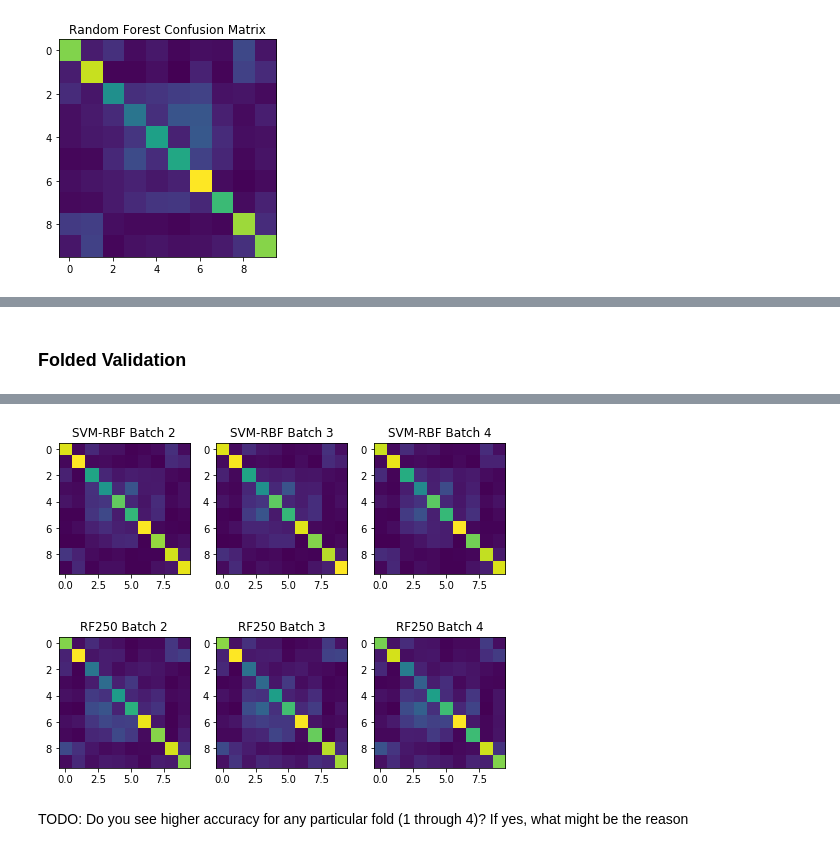
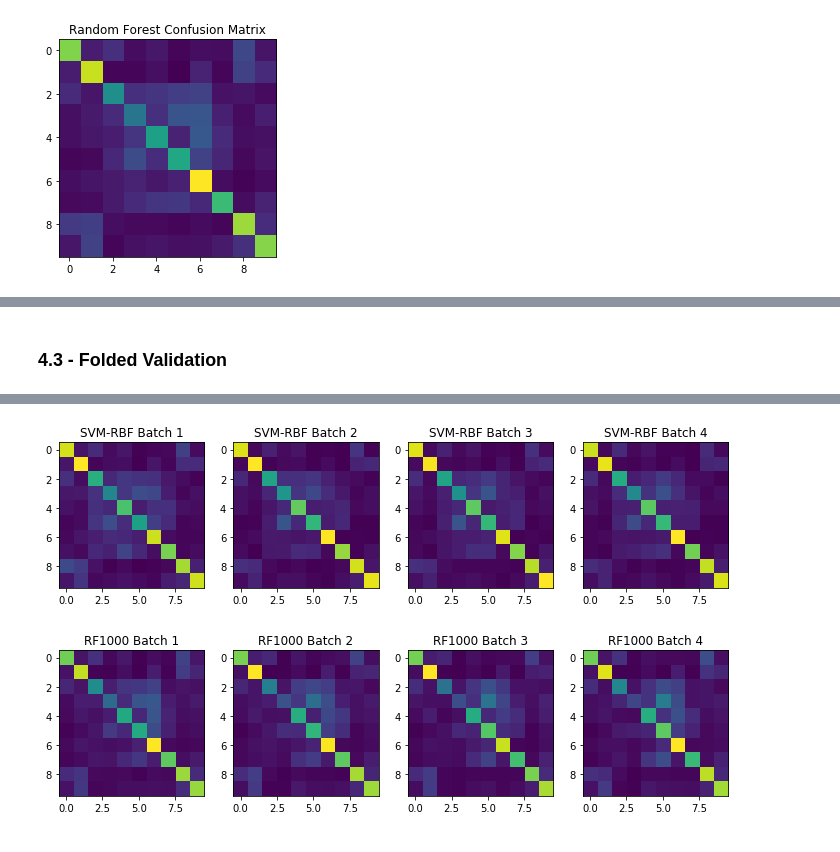
Before and after one commit to alexanderhale/ECSE415, a Jupyter notebook: Assignment_4/A4_Classifiers.ipynb, the cells around one changed output, grey strips where cells are left out. Drawn from its saved outputs; the diff is of its cells as text; code cells hidden in the pictures.

```diff
--- a/Assignment_4/A4_Classifiers.ipynb
+++ b/Assignment_4/A4_Classifiers.ipynb
@@ -72,7 +72,7 @@ testMeanIntensityValues = np.empty((10000, 3))
 for index, (image, testImage) in enumerate(zip(imageData, testImageData)):
     for layer in range(3):
         meanIntensityValues[index][layer] = np.mean(image[:][:][layer])
-        testMeanIntensityValues[index][layer] = np.mean(testImageData[:][:][layer])
+        testMeanIntensityValues[index][layer] = np.mean(testImage[:][:][layer])
 print(meanIntensityValues.shape)
 print(testMeanIntensityValues.shape)
 # %% [output]
@@ -285,9 +372,8 @@ TODO: report best-performing results from test above
 # %% [markdown]
-### Folded Validation
+### 4.3 - Folded Validation
 # %%
-# best hyperparameters from above testing (TODO might be different for SVM and RF)
-svmcellsize = (6, 6)
-rfcellsize = (10, 10)
+# best hyperparameters from above testing
+bestcellsize = (6, 6)
 bestblocksize = (3, 3)
 bestorientationbins = 8
 
@@ -301,45 +387,45 @@ imageData4 = rawdata4[b'data'].reshape((10000, 32, 32, 3), order='F')
 imageLabels2 = np.asarray(rawdata2[b'labels'])
 imageLabels3 = np.asarray(rawdata3[b'labels'])
 imageLabels4 = np.asarray(rawdata4[b'labels'])
-svmHoGFeatures2 = np.asarray([hog(image, orientations=bestorientationbins, pixels_per_cell=svmcellsize, cells_per_block=bestblocksize) for image in imageData2])
-svmHoGFeatures3 = np.asarray([hog(image, orientations=bestorientationbins, pixels_per_cell=svmcellsize, cells_per_block=bestblocksize) for image in imageData3])
-svmHoGFeatures4 = np.asarray([hog(image, orientations=bestorientationbins, pixels_per_cell=svmcellsize, cells_per_block=bestblocksize) for image in imageData4])
-testSVMfeatures = np.asarray([hog(testImage, orientations=bestorientationbins, pixels_per_cell=svmcellsize, cells_per_block=bestblocksize) for testImage in testImageData])
-rfHoGFeatures2 = np.asarray([hog(image, orientations=bestorientationbins, pixels_per_cell=rfcellsize, cells_per_block=bestblocksize) for image in imageData2])
-rfHoGFeatures3 = np.asarray([hog(image, orientations=bestorientationbins, pixels_per_cell=rfcellsize, cells_per_block=bestblocksize) for image in imageData3])
-rfHoGFeatures4 = np.asarray([hog(image, orientations=bestorientationbins, pixels_per_cell=rfcellsize, cells_per_block=bestblocksize) for image in imageData4])
-testRFfeatures = np.asarray([hog(testImage, orientations=bestorientationbins, pixels_per_cell=rfcellsize, cells_per_block=bestblocksize) for testImage in testImageData])
+hogFeatures2 = np.asarray([hog(image, orientations=bestorientationbins, pixels_per_cell=bestcellsize, cells_per_block=bestblocksize) for image in imageData2])
+hogFeatures3 = np.asarray([hog(image, orientations=bestorientationbins, pixels_per_cell=bestcellsize, cells_per_block=bestblocksize) for image in imageData3])
+hogFeatures4 = np.asarray([hog(image, orientations=bestorientationbins, pixels_per_cell=bestcellsize, cells_per_block=bestblocksize) for image in imageData4])
+testfeatures = np.asarray([hog(testImage, orientations=bestorientationbins, pixels_per_cell=bestcellsize, cells_per_block=bestblocksize) for testImage in testImageData])
 
-# create and train 6 classifiers on that data (3 RF-250tree, 3 SVM-RBF)
-svm_rbf_batch2 = svm.SVC(kernel='rbf', gamma='scale').fit(svmHoGFeatures2, imageLabels2)
-svm_rbf_batch3 = svm.SVC(kernel='rbf', gamma='scale').fit(svmHoGFeatures3, imageLabels3)
-svm_rbf_batch4 = svm.SVC(kernel='rbf', gamma='scale').fit(svmHoGFeatures4, imageLabels4)
-rf250_batch2 = RandomForestClassifier(n_estimators=250, criterion='entropy').fit(rfHoGFeatures2, imageLabels2)
-rf250_batch3 = RandomForestClassifier(n_estimators=250, criterion='entropy').fit(rfHoGFeatures3, imageLabels3)
-rf250_batch4 = RandomForestClassifier(n_estimators=250, criterion='entropy').fit(rfHoGFeatures4, imageLabels4)
+# create and train 6 classifiers on that data (3 RF-1000tree, 3 SVM-RBF)
+svm_rbf_batch2 = svm.SVC(kernel='rbf', gamma='scale').fit(hogFeatures2, imageLabels2)
+svm_rbf_batch3 = svm.SVC(kernel='rbf', gamma='scale').fit(hogFeatures3, imageLabels3)
+svm_rbf_batch4 = svm.SVC(kernel='rbf', gamma='scale').fit(hogFeatures4, imageLabels4)
+rf1000_batch2 = RandomForestClassifier(n_estimators=1000, criterion='entropy').fit(hogFeatures2, imageLabels2)
+rf1000_batch3 = RandomForestClassifier(n_estimators=1000, criterion='entropy').fit(hogFeatures3, imageLabels3)
+rf1000_batch4 = RandomForestClassifier(n_estimators=1000, criterion='entropy').fit(hogFeatures4, imageLabels4)
 
 # test the classifiers using the test set and report accuracies on each batch
-svm_rbf_batch2_predictions = svm_rbf_batch2.predict(testSVMfeatures)
-svm_rbf_batch3_predictions = svm_rbf_batch3.predict(testSVMfeatures)
-svm_rbf_batch4_predictions = svm_rbf_batch4.predict(testSVMfeatures)
-rf250_batch2_predictions = rf250_batch2.predict(testRFfeatures)
-rf250_batch3_predictions = rf250_batch3.predict(testRFfeatures)
-rf250_batch4_predictions = rf250_batch4.predict(testRFfeatures)
+svm_rbf_batch2_predictions = svm_rbf_batch2.predict(testfeatures)
+svm_rbf_batch3_predictions = svm_rbf_batch3.predict(testfeatures)
+svm_rbf_batch4_predictions = svm_rbf_batch4.predict(testfeatures)
+rf1000_batch2_predictions = rf1000_batch2.predict(testfeatures)
+rf1000_batch3_predictions = rf1000_batch3.predict(testfeatures)
+rf1000_batch4_predictions = rf1000_batch4.predict(testfeatures)
+print('SVM RBF Batch 1 Accuracy: {}'.format(accuracy_score(Y_test, rbf_predictions)))
 print('SVM RBF Batch 2 Accuracy: {}'.format(accuracy_score(Y_test, svm_rbf_batch2_predictions)))
 print('SVM RBF Batch 3 Accuracy: {}'.format(accuracy_score(Y_test, svm_rbf_batch3_predictions)))
 print('SVM RBF Batch 4 Accuracy: {}'.format(accuracy_score(Y_test, svm_rbf_batch4_predictions)))
-print('RF250 Batch 2 Accuracy: {}'.format(accuracy_score(Y_test, rf250_batch2_predictions)))
-print('RF250 Batch 3 Accuracy: {}'.format(accuracy_score(Y_test, rf250_batch3_predictions)))
-print('RF250 Batch 4 Accuracy: {}'.format(accuracy_score(Y_test, rf250_batch4_predictions)))
+print('RF1000 Batch 1 Accuracy: {}'.format(accuracy_score(Y_test, rf1000_predictions)))
+print('RF1000 Batch 2 Accuracy: {}'.format(accuracy_score(Y_test, rf1000_batch2_predictions)))
+print('RF1000 Batch 3 Accuracy: {}'.format(accuracy_score(Y_test, rf1000_batch3_predictions)))
+print('RF1000 Batch 4 Accuracy: {}'.format(accuracy_score(Y_test, rf1000_batch4_predictions)))
 
-plt.figure(figsize=(8, 4))
-plt.subplot(131), plt.imshow(confusion_matrix(svm_rbf_batch2_predictions, Y_test)), plt.title('SVM-RBF Batch 2')
-plt.subplot(132), plt.imshow(confusion_matrix(svm_rbf_batch3_predictions, Y_test)), plt.title('SVM-RBF Batch 3')
-plt.subplot(133), plt.imshow(confusion_matrix(svm_rbf_batch4_predictions, Y_test)), plt.title('SVM-RBF Batch 4')
+plt.figure(figsize=(12, 4))
+plt.subplot(141), plt.imshow(confusion_matrix(Y_test, hog_predictions)), plt.title('SVM-RBF Batch 1')
+plt.subplot(142), plt.imshow(confusion_matrix(Y_test, svm_rbf_batch2_predictions)), plt.title('SVM-RBF Batch 2')
+plt.subplot(143), plt.imshow(confusion_matrix(Y_test, svm_rbf_batch3_predictions)), plt.title('SVM-RBF Batch 3')
+plt.subplot(144), plt.imshow(confusion_matrix(Y_test, svm_rbf_batch4_predictions)), plt.title('SVM-RBF Batch 4')
 plt.show()
-plt.figure(figsize=(8, 4))
-plt.subplot(131), plt.imshow(confusion_matrix(rf250_batch2_predictions, Y_test)), plt.title('RF250 Batch 2')
-plt.subplot(132), plt.imshow(confusion_matrix(rf250_batch3_predictions, Y_test)), plt.title('RF250 Batch 3')
-plt.subplot(133), plt.imshow(confusion_matrix(rf250_batch4_predictions, Y_test)), plt.title('RF250 Batch 4')
+plt.figure(figsize=(12, 4))
+plt.subplot(141), plt.imshow(confusion_matrix(Y_test, rf1000_predictions)), plt.title('RF1000 Batch 1')
+plt.subplot(142), plt.imshow(confusion_matrix(Y_test, rf1000_batch2_predictions)), plt.title('RF1000 Batch 2')
+plt.subplot(143), plt.imshow(confusion_matrix(Y_test, rf1000_batch3_predictions)), plt.title('RF1000 Batch 3')
+plt.subplot(144), plt.imshow(confusion_matrix(Y_test, rf1000_batch4_predictions)), plt.title('RF1000 Batch 4')
 plt.show()
 # %% [output]
@@ -352,4 +440,2 @@ RF250 Batch 4 Accuracy: 0.4976
-[figure, old version]
+[figure, new version]
-[figure, old version]
+[figure, new version]
-# %% [markdown]
-TODO: Do you see higher accuracy for any particular fold (1 through 4)? If yes, what might be the reason
```
Also changed, not shown: parts of 25 cells of this notebook.
